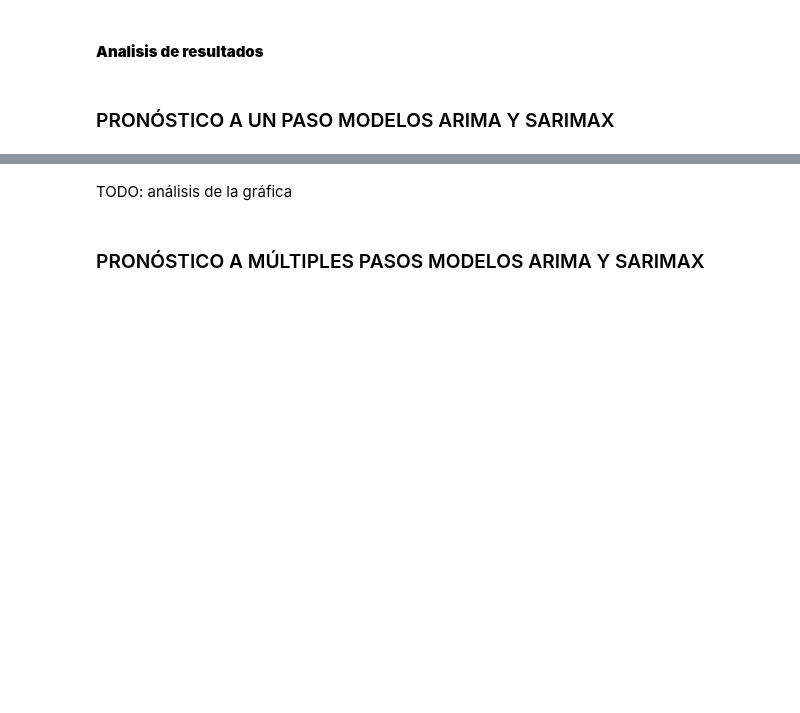
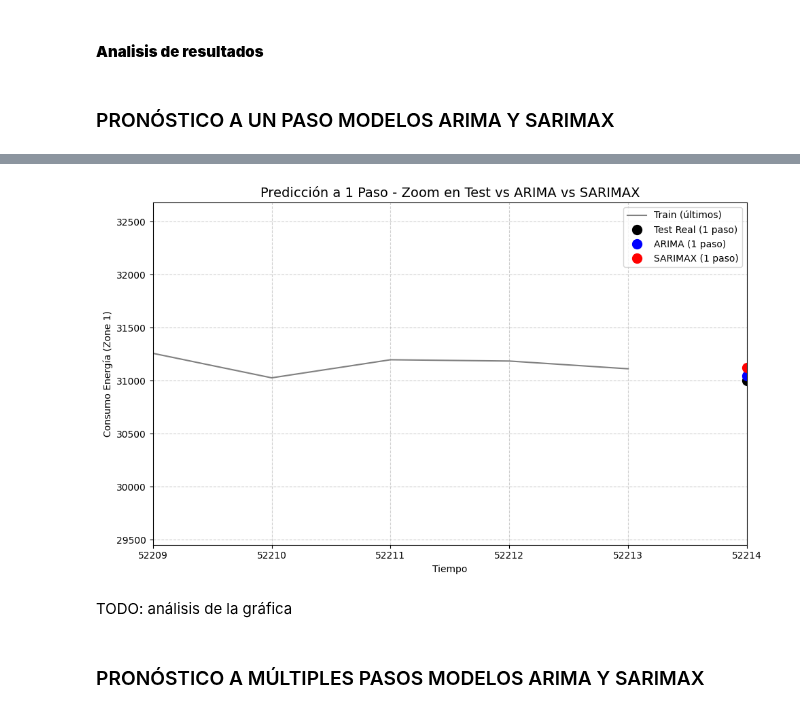
Before and after one commit to DCajiao/Time-series-forecast-of-energy-consumption-in-Tetouan-City, a Jupyter notebook: notebooks/01_ARIMA_SARIMA_modeling.ipynb, the cells around one changed output, grey strips where cells are left out. Drawn from its saved outputs; the diff is of its cells as text; code cells hidden in the pictures; blank space fills up the shorter version.

```diff
--- a/notebooks/01_ARIMA_SARIMA_modeling.ipynb
+++ b/notebooks/01_ARIMA_SARIMA_modeling.ipynb
@@ -423,3 +330,34 @@ plt.show()
+# %%
+plt.figure(figsize=(10,6))
+
+# Últimos puntos del train para dar contexto (ej. últimos 30 observaciones)
+plt.plot(train_serie.index[-30:], train_serie.values[-30:], label="Train (últimos)", color="gray")
+
+# Plot puntos reales y predicciones
+plt.plot(test_serie.index[0], test_serie.iloc[0], 'o', color="black", label="Test Real (1 paso)", markersize=10)
+plt.plot(pred_arima_1.index, pred_arima_1.values, 'o', color="blue", label="ARIMA (1 paso)", markersize=10)
+plt.plot(pred_sarimax_1.index, pred_sarimax_1.values, 'o', color="red", label="SARIMAX (1 paso)", markersize=10)
+
+# --- ZOOM DINÁMICO ---
+# Obtener valores mínimo y máximo entre los puntos para hacer zoom
+val_min = min(test_serie.iloc[0], pred_arima_1.iloc[0], pred_sarimax_1.iloc[0])
+val_max = max(test_serie.iloc[0], pred_arima_1.iloc[0], pred_sarimax_1.iloc[0])
+
+# Márgenes alrededor para que se vea claro (5% extra arriba/abajo)
+plt.ylim(val_min*0.95, val_max*1.05)
+
+# Ajustar eje X para enfocar en ese rango puntual
+plt.xlim(train_serie.index[-5], test_serie.index[0])
+
+plt.title("Predicción a 1 Paso - Zoom en Test vs ARIMA vs SARIMAX", fontsize=14)
+plt.xlabel("Tiempo")
+plt.ylabel("Consumo Energía (Zone 1)")
+plt.legend()
+plt.grid(True, linestyle="--", alpha=0.6)
+plt.tight_layout()
+plt.show()
+# %% [output]
+[figure, added]
 # %% [markdown]
 TODO: análisis de la gráfica
 # %% [markdown]
```
Also changed, not shown: parts of 25 cells of this notebook.
